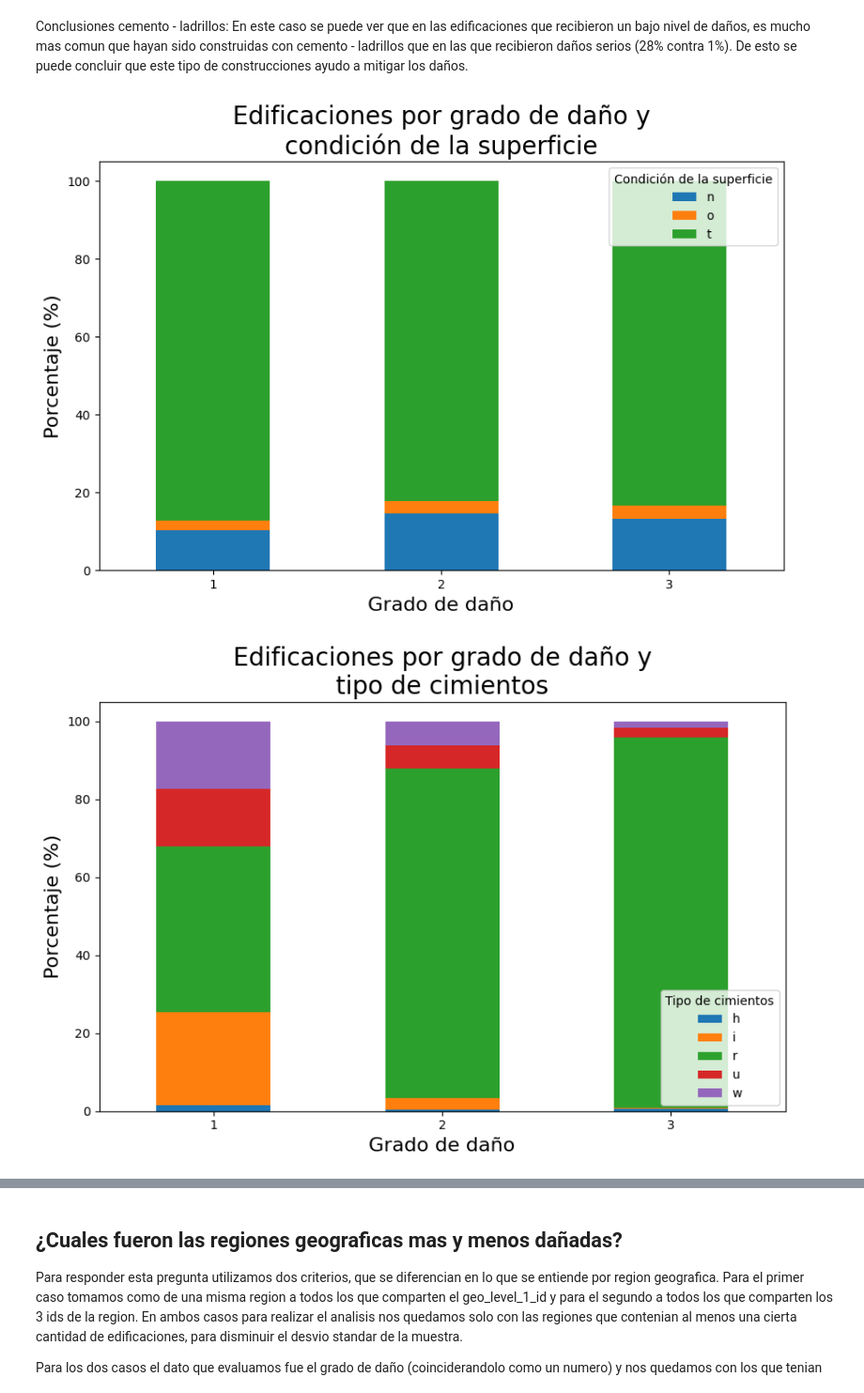
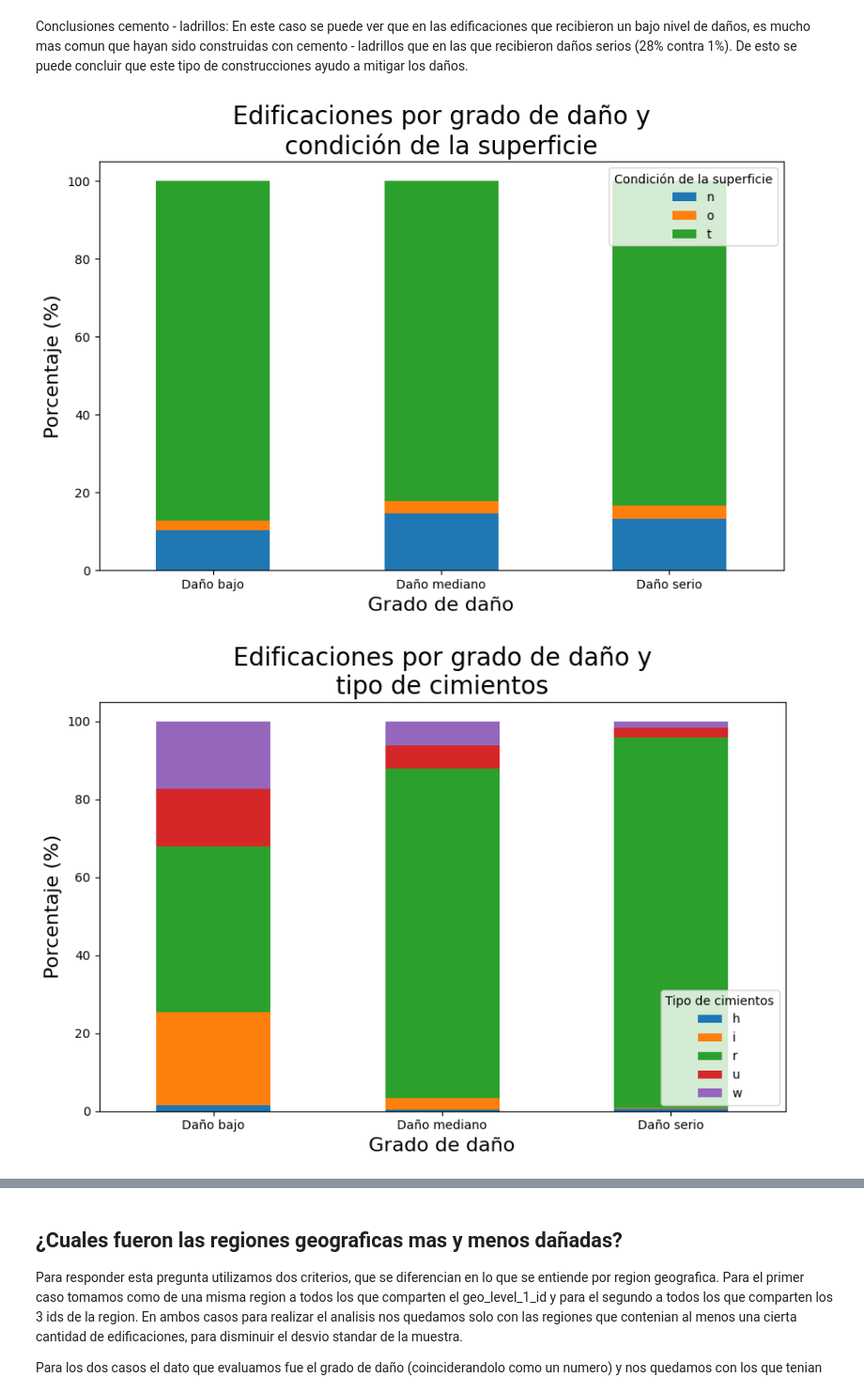
Before and after one commit to GuidoBergman/Datos---Tp1, a Jupyter notebook: Tp1.ipynb, the cells around one changed output, grey strips where cells are left out. Shown at 94% size. Drawn from its saved outputs; the diff is of its cells as text; code cells hidden in the pictures.

Commit message:
Agrego mas graficos y conlcusiones

```diff
--- a/Tp1.ipynb
+++ b/Tp1.ipynb
@@ -27,17 +29,3 @@ g.set_ylabel('Cantidad de edificaciones', fontsize=16)
 # %% [output]
 Text(0, 0.5, 'Cantidad de edificaciones')
 [figure]
-# %%
-# Agrupo los valores de geo_level_2_id en 30 para que el grafico
-# quede mas prolijo
-values['geo_level_2_id_agrupados'] = round(values.geo_level_2_id / 48)
-for_heatmap = values.pivot_table(index='geo_level_2_id_agrupados',
-                                 columns='geo_level_1_id',
-                                 values='damage_grade',
-                                 aggfunc='sum')
-for_heatmap = for_heatmap.fillna(0)
-g = sns.heatmap(for_heatmap)
-g.set_title("Suma de los grados de daño por id de la region geográfica",
-            fontsize=30)
-g.set_xlabel("id de la region geográfica nivel 1",fontsize=20)
-g.set_ylabel("id de la region geográfica nivel 2 (agrupado)", fontsize=20)
@@ -47,10 +52,10 @@ Text(220.72222222222223, 0.5, 'id de la region geográfica nivel 2 (agrupado)')
 # %%
-a = values[['damage_grade', 'foundation_type', 'geo_level_1_id']]
-a = a.groupby(['damage_grade', 'foundation_type']).count()
-a = a.unstack(0)
+aux = values[['damage_grade', 'foundation_type', 'geo_level_1_id']]
+aux = aux.groupby(['damage_grade', 'foundation_type']).count()
+aux = aux.unstack(0)
 # Separo el tipo de cimiento r porque tiene una escala muy distinta a
 # las de los demas
-g = a.loc[['h', 'i', 'u', 'w'],:].plot.bar(figsize=(10,5), rot=0)
+g = aux.loc[['h', 'i', 'u', 'w'],:].plot.bar(figsize=(10,5), rot=0)
 g.set_title("Grado de daño en las edificaciones por tipo de cimientos",
             fontsize=25)
 g.set_xlabel("Tipo de cimientos",fontsize=18)
@@ -60,7 +65,7 @@ plt.legend(['Daño bajo','Daño mediano','Daño serio'])
 <matplotlib.legend.Legend at 0x...>
 [figure]
 # %%
-g = a.loc[['r'],:].plot.bar(figsize=(10,5), rot=0)
+g = aux.loc[['r'],:].plot.bar(figsize=(10,5), rot=0)
 g.set_title("Grado de daño en las edificaciones por tipo de cimientos",
             fontsize=25)
 g.set_xlabel("Tipo de cimientos",fontsize=18)
@@ -151,33 +156,36 @@ Conclusiones cemento - ladrillos: En este caso se puede ver que en las edificaci
 # %%
 def graficarPorcentajesDeCategoricos(serie, titulo):
     serie = serie.value_counts(normalize=True) * 100
-    g = serie.unstack(1).plot(kind='bar', stacked=True,
-                              rot=0, figsize=(10,6))
+    g = serie.unstack(1)\
+    .rename(index={1:'Daño bajo', 2:'Daño mediano', 3: 'Daño serio'})\
+    .plot(kind='bar', stacked=True, rot=0, figsize=(10,6))
+
     g.set_title('Edificaciones por grado de daño y\n' + titulo,
                fontsize=20)
     g.set_xlabel('Grado de daño', fontsize=16)
     g.set_ylabel('Porcentaje (%)', fontsize=16)
     plt.legend(title=titulo.capitalize())
     plt.show()
+
 
 agrupados = values.groupby('damage_grade')
 
 graficarPorcentajesDeCategoricos(agrupados.land_surface_condition,
                 'condición de la superficie')
 graficarPorcentajesDeCategoricos(agrupados.foundation_type,
                                   'tipo de cimientos')
 graficarPorcentajesDeCategoricos(agrupados.roof_type,
                                   'tipo de techo')
 graficarPorcentajesDeCategoricos(agrupados.ground_floor_type,
             'tipo de construcción de la planta baja')
 graficarPorcentajesDeCategoricos(agrupados.other_floor_type,
             'tipo de construcción de otros pisos')
 graficarPorcentajesDeCategoricos(agrupados.position,
                                   'orientación')
 graficarPorcentajesDeCategoricos(agrupados.plan_configuration,
     'formato de construcción de la edificación (para diseño sísmico)')
 graficarPorcentajesDeCategoricos(agrupados.legal_ownership_status,
                             'estado legal de la tierra')
 # %% [output]
-[figure, old version]
+[figure, new version]
-[figure, old version]
+[figure, new version]
```
Also changed, not shown: parts of 19 cells of this notebook, 1 other file.
